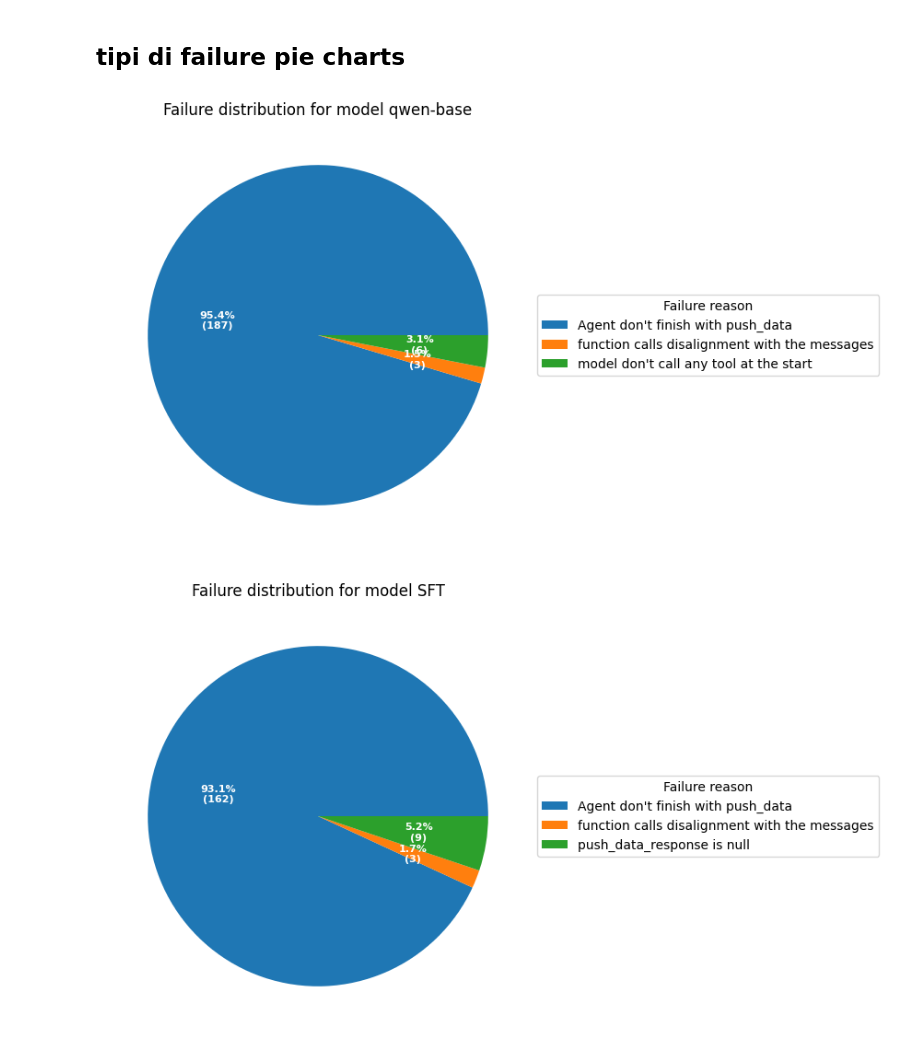
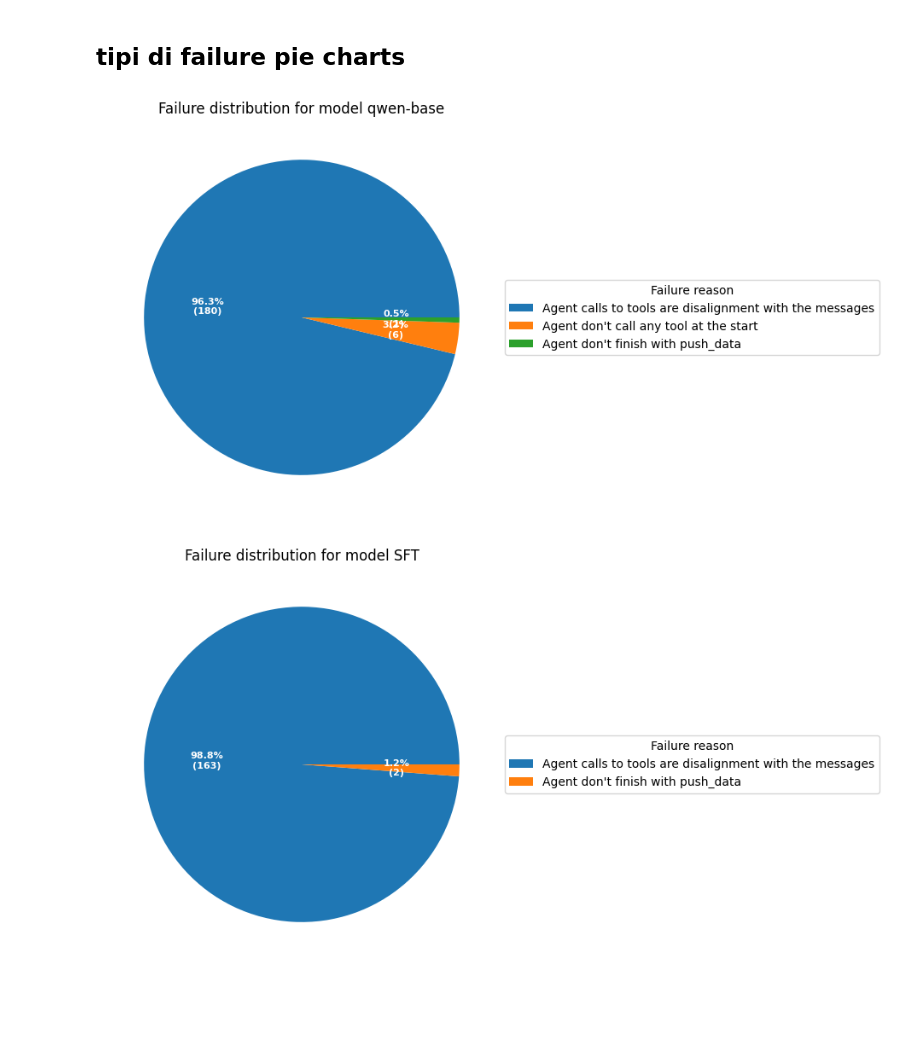
Before and after one commit to Rdm-Nico/SitiBTAgent, a Jupyter notebook: visualization/test_lora_combined.ipynb, the cells around one changed output. Drawn from its saved outputs; the diff is of its cells as text; code cells hidden in the pictures; blank space fills up the shorter version.

Commit message:
fix some data and visualization

```diff
--- a/visualization/test_lora_combined.ipynb
+++ b/visualization/test_lora_combined.ipynb
@@ -101,6 +123,9 @@ for model in models:
         media_group.append(acc_media)
         CI_group.append(CI)
 
+    for media,CI in zip(media_group, CI_group):
+        print(f"{media} \t+-{CI}")
+
     plt.figure(figsize=(20,6))
     plt.bar(l_msg,media_group, yerr=CI_group, label=l_msg, color=colors)
     add_labels(l_msg,media_group)
@@ -132,6 +169,9 @@ for model in models:
         media_group.append(acc_media)
         CI_group.append(CI)
 
+    for media,CI in zip(media_group, CI_group):
+        print(f"{media} \t+-{CI}")
+
     plt.figure(figsize=(20,6))
     plt.bar(n_fields,media_group, yerr=CI_group, label=n_fields, color=colors, edgecolor=colors)
     add_labels(n_fields,media_group)
@@ -161,0 +199,2 @@ Index(['model', 'language', 'messaggi', 'ore_ordinarie_true',
+# %%
+colors = edgecolors = sns.color_palette("muted")
@@ -288,31 +386,56 @@ plt.legend(loc="upper left", bbox_to_anchor=(1, 1))
 # %% [markdown]
 ## tipi di failure pie charts
+# %%
+import ast
+
+def func_failure(row):
+    len_msg = row['L_MESSAGGI']
+    if row['count_function_calls'] != len_msg:
+        if row['count_function_calls'] == 0:
+             return "Agent don't call any tool at the start"
+        return "Agent calls to tools are disalignment with the messages"
+
+
+    # controlliamo che l'ultima function call è push_data:
+    l = ast.literal_eval(row['function_calls'])
+    if l[-1] != 'push_data':
+        return "Agent don't finish with push_data"
+    else:
+        match row['push_data_response']:
+                case True:
+                    return None
+                case '1.0': return "push_data_response is a string"
+                case 'True': return "push_data_response is a string"
+                case 'False': return "Agent put False as params in push_data"
+                case _: return "push_data_response is null"
+
+df['failure_reason_2'] = df.apply(func_failure, axis=1)
 # %%
 # pei chart sulle tipologie di failure
 
 for model,label in zip(models,labels):
     fig, ax = plt.subplots(figsize=(20, 6), subplot_kw=dict(aspect="equal"))
 
 
     def func(pct,all):
         absolute = int(np.round(pct/100.*np.sum(all)))
         return f"{pct:.1f}%\n({absolute})"
 
-    dict_results = dict(df.loc[df['model'] == model].groupby(['failure_reason'])['REF_INDICE'].count())
+    dict_results = dict(df.loc[df['model'] == model].groupby(['failure_reason_2'])['REF_INDICE'].count())
     data = dict_results.values()
     labels = dict_results.keys()
     wedges, texts, autotexts = ax.pie(data, autopct=lambda pct: func(pct,list(data)),
                                       textprops=dict(color="w"))
 
     ax.legend(wedges,labels,
               title="Failure reason",
               loc="center left",
               bbox_to_anchor=(1, 0, 0.5, 1))
 
     plt.setp(autotexts, size=8, weight="bold")
 
     ax.set_title(f"Failure distribution for model {label}")
     plt.show()
 # %% [output]
-[figure, old version]
+[figure, new version]
-[figure, old version]
+[figure, new version]
```
Also changed, not shown: parts of 11 cells of this notebook, 4 other files.
